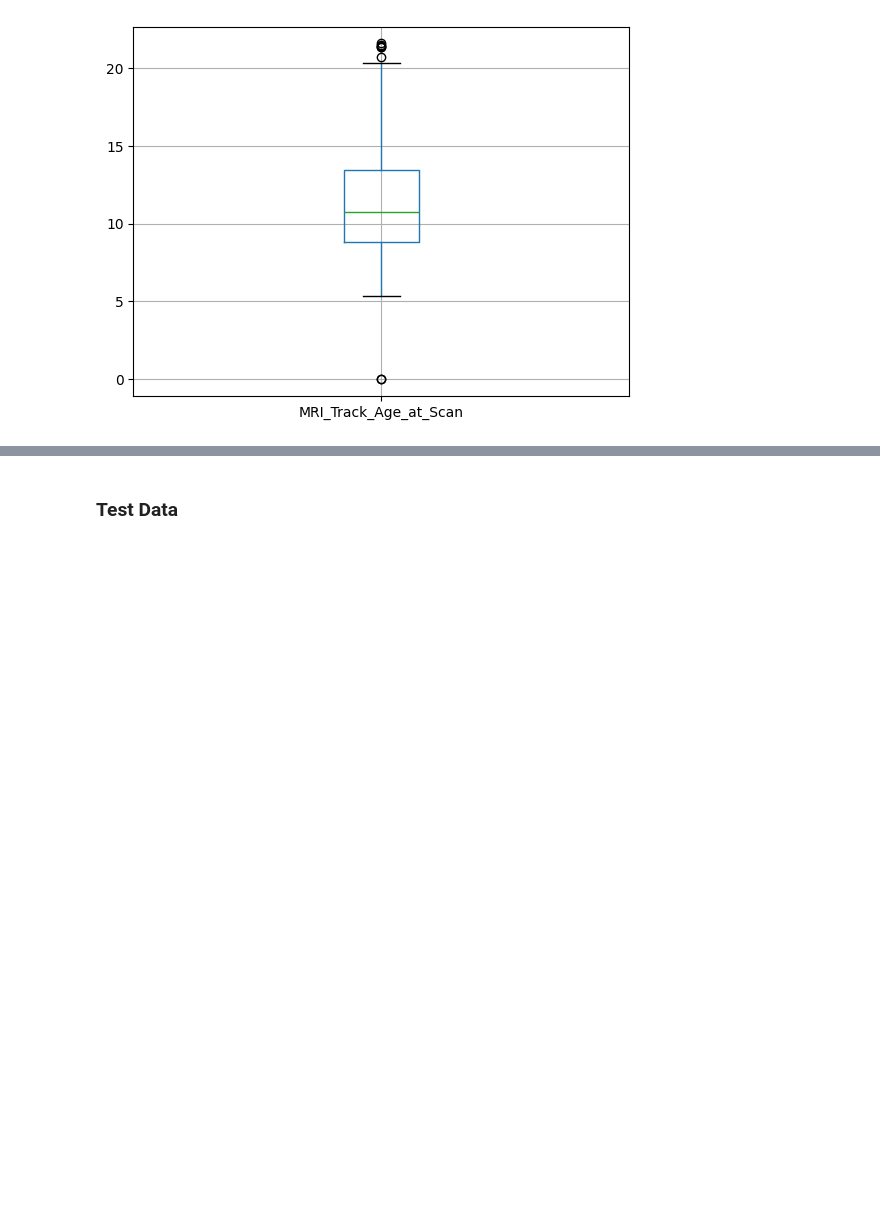
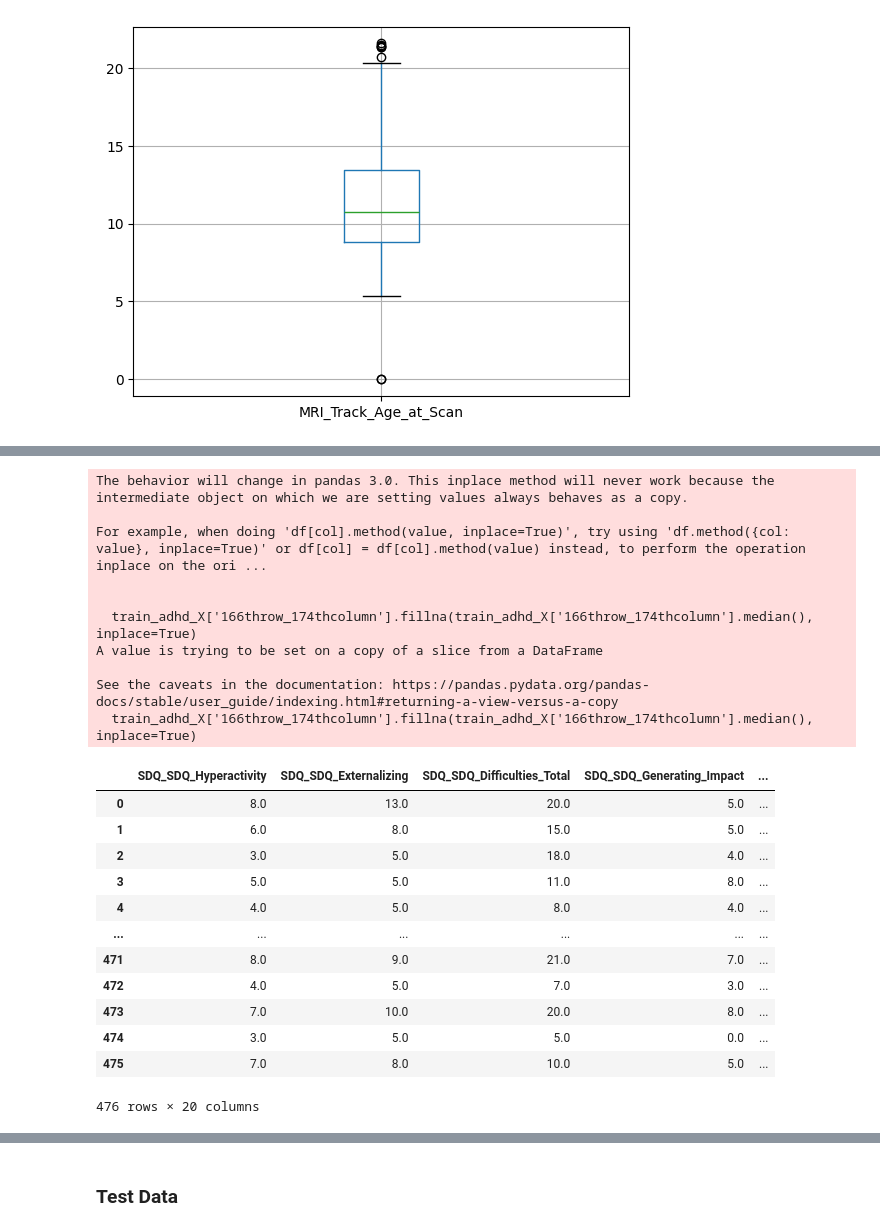
Before and after one commit to AngC1998/WiDS-Datathon-2025, a Jupyter notebook: WiDS_Datathon_2025.ipynb, the cells around one changed output, grey strips where cells are left out. Saved outputs shown, nothing was run; the diff lists cells and outputs as text; code cells hidden in the pictures; blank space fills up the shorter version.

```diff
--- a/WiDS_Datathon_2025.ipynb
+++ b/WiDS_Datathon_2025.ipynb
@@ -958,0 +1282,27 @@ pre_train_df_male.describe()
+# %%
+train_adhd_X['166throw_174thcolumn'].fillna(train_adhd_X['166throw_174thcolumn'].median(), inplace=True)
+train_adhd_X
+# %% [output]
+The behavior will change in pandas 3.0. This inplace method will never work because the intermediate object on which we are setting values always behaves as a copy.
+
+For example, when doing 'df[col].method(value, inplace=True)', try using 'df.method({col: value}, inplace=True)' or df[col] = df[col].method(value) instead, to perform the operation inplace on the ori ...
+
+
+  train_adhd_X['166throw_174thcolumn'].fillna(train_adhd_X['166throw_174thcolumn'].median(), inplace=True)
+A value is trying to be set on a copy of a slice from a DataFrame
+
+See the caveats in the documentation: https://pandas.pydata.org/pandas-docs/stable/user_guide/indexing.html#returning-a-view-versus-a-copy
+  train_adhd_X['166throw_174thcolumn'].fillna(train_adhd_X['166throw_174thcolumn'].median(), inplace=True)
+|  | SDQ_SDQ_Hyperactivity | SDQ_SDQ_Externalizing | SDQ_SDQ_Difficulties_Total | SDQ_SDQ_Generating_Impact | ... |
+| 0 | 8.0 | 13.0 | 20.0 | 5.0 | ... |
+| 1 | 6.0 | 8.0 | 15.0 | 5.0 | ... |
+| 2 | 3.0 | 5.0 | 18.0 | 4.0 | ... |
+| 3 | 5.0 | 5.0 | 11.0 | 8.0 | ... |
+| 4 | 4.0 | 5.0 | 8.0 | 4.0 | ... |
+| ... | ... | ... | ... | ... | ... |
+| 471 | 8.0 | 9.0 | 21.0 | 7.0 | ... |
+| 472 | 4.0 | 5.0 | 7.0 | 3.0 | ... |
+| 473 | 7.0 | 10.0 | 20.0 | 8.0 | ... |
+| 474 | 3.0 | 5.0 | 5.0 | 0.0 | ... |
+| 475 | 7.0 | 8.0 | 10.0 | 5.0 | ... |
+476 rows × 20 columns
```
Also changed, not shown: parts of 48 cells of this notebook.
